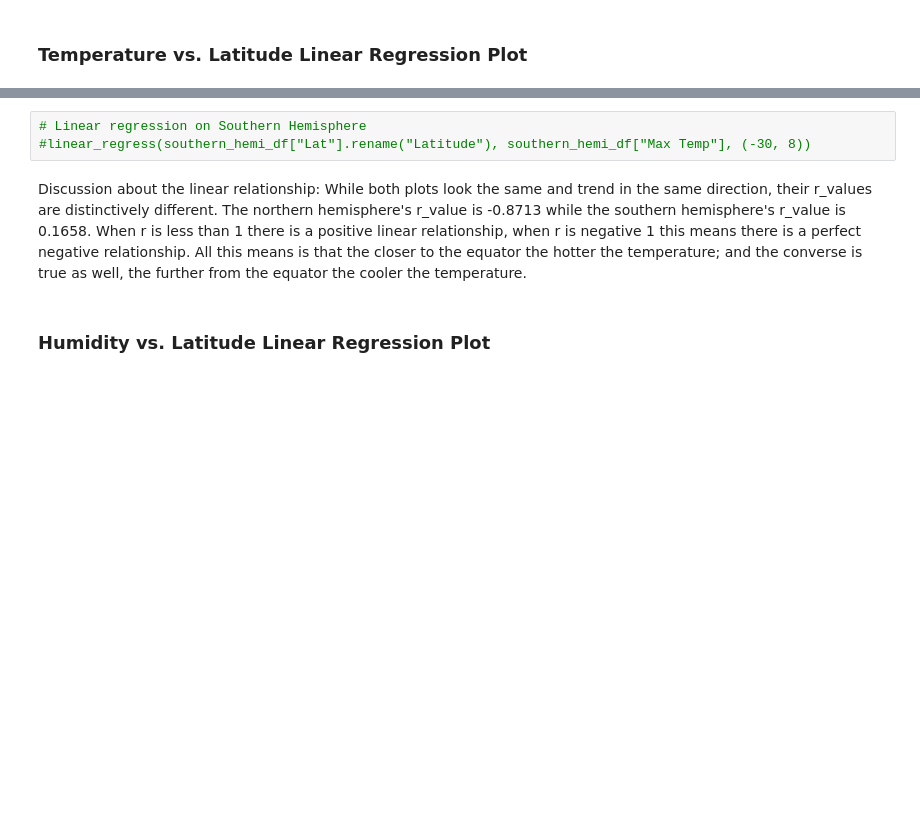
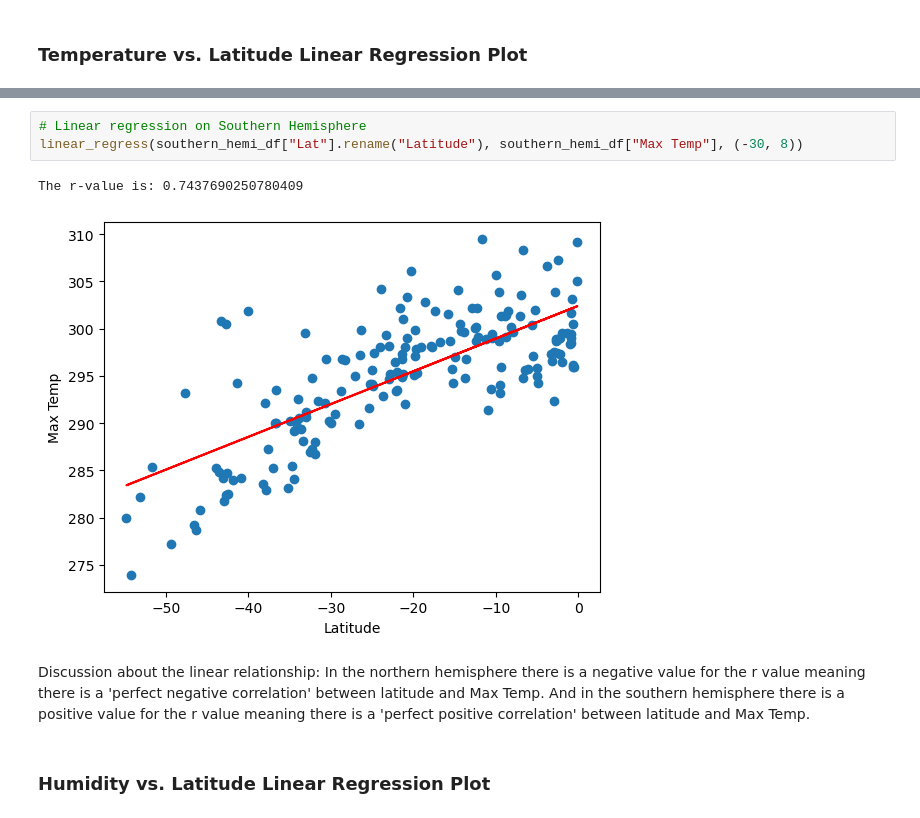
Before and after one commit to patriciayoung/Weather-Trends-Near-Equator-API, a Jupyter notebook: WeatherPy/WeatherPy.ipynb, the cells around one changed output, grey strips where cells are left out. Drawn from its saved outputs; the diff is of its cells as text; blank space fills up the shorter version.

```diff
--- a/WeatherPy/WeatherPy.ipynb
+++ b/WeatherPy/WeatherPy.ipynb
@@ -367,8 +362,11 @@ NameError: name 'st' is not defined
 # %%
 # Linear regression on Southern Hemisphere
-#linear_regress(southern_hemi_df["Lat"].rename("Latitude"), southern_hemi_df["Max Temp"], (-30, 8))
+linear_regress(southern_hemi_df["Lat"].rename("Latitude"), southern_hemi_df["Max Temp"], (-30, 8))
+# %% [output]
+The r-value is: 0.7437690250780409
+[figure, added]
-# %% [markdown]
-Discussion about the linear relationship: While both plots look the same and trend in the same direction, their r_values are distinctively different. The northern hemisphere's r_value is -0.8713 while the southern hemisphere's r_value is 0.1658. When r is less than 1 there is a positive linear relationship, when r is negative 1 this means there is a perfect negative relationship. All this means is that the closer to the equator the hotter the temperature; and the converse is true as well, the further from the equator the cooler the temperature.
+# %% [markdown]
+Discussion about the linear relationship: In the northern hemisphere there is a negative value for the r value meaning there is a 'perfect negative correlation' between latitude and Max Temp. And in the southern hemisphere there is a positive value for the r value meaning there is a 'perfect positive correlation' between latitude and Max Temp.
 # %% [markdown]
 ### Humidity vs. Latitude Linear Regression Plot
 # %%
```
Also changed, not shown: parts of 31 cells of this notebook, 7 other files.
